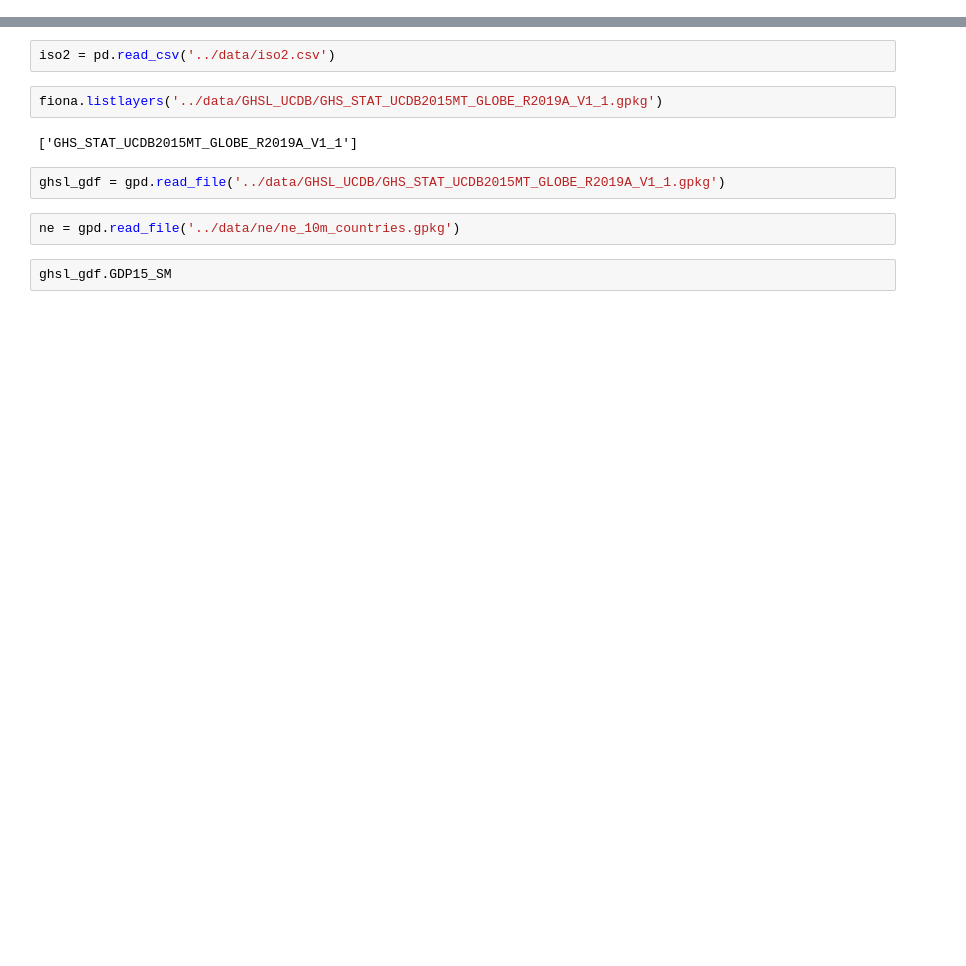
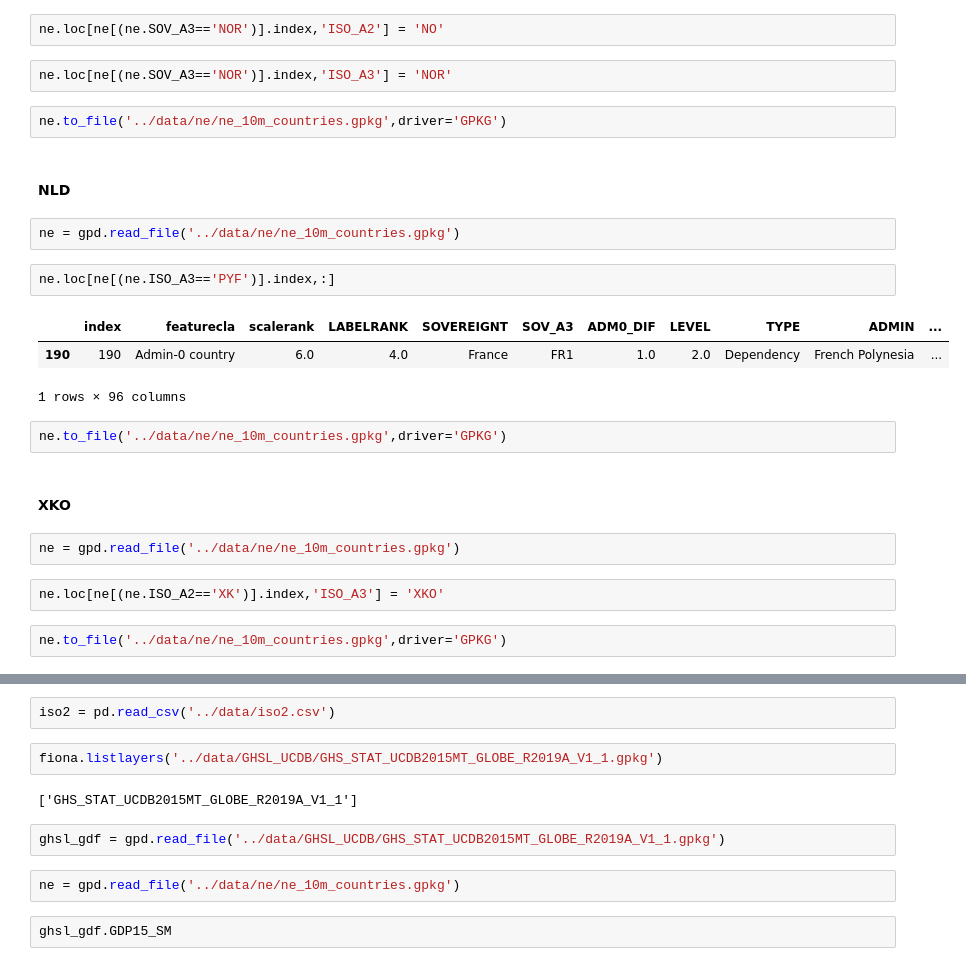
Before and after one commit to Lkruitwagen/global-fossil-fuel-supply-chain, a Jupyter notebook: notebooks/explore.ipynb, the cells around one changed output, grey strips where cells are left out. Saved outputs shown, nothing was run; the diff lists cells and outputs as text; blank space fills up the shorter version.

```diff
--- a/notebooks/explore.ipynb
+++ b/notebooks/explore.ipynb
@@ -10,0 +249,26 @@ files = glob.glob('../data/iea_balances_public/*')
+# %%
+ne.loc[ne[(ne.SOV_A3=='NOR')].index,'ISO_A2'] = 'NO'
+# %%
+ne.loc[ne[(ne.SOV_A3=='NOR')].index,'ISO_A3'] = 'NOR'
+# %%
+ne.to_file('../data/ne/ne_10m_countries.gpkg',driver='GPKG')
+# %% [markdown]
+#### NLD
+# %%
+ne = gpd.read_file('../data/ne/ne_10m_countries.gpkg')
+# %%
+ne.loc[ne[(ne.ISO_A3=='PYF')].index,:]
+# %% [output]
+|  | index | featurecla | scalerank | LABELRANK | SOVEREIGNT | SOV_A3 | ADM0_DIF | LEVEL | TYPE | ADMIN | ... |
+| 190 | 190 | Admin-0 country | 6.0 | 4.0 | France | FR1 | 1.0 | 2.0 | Dependency | French Polynesia | ... |
+1 rows × 96 columns
+# %%
+ne.to_file('../data/ne/ne_10m_countries.gpkg',driver='GPKG')
+# %% [markdown]
+#### XKO
+# %%
+ne = gpd.read_file('../data/ne/ne_10m_countries.gpkg')
+# %%
+ne.loc[ne[(ne.ISO_A2=='XK')].index,'ISO_A3'] = 'XKO'
+# %%
+ne.to_file('../data/ne/ne_10m_countries.gpkg',driver='GPKG')
```
Also changed, not shown: parts of 58 cells of this notebook, 1 other file.
